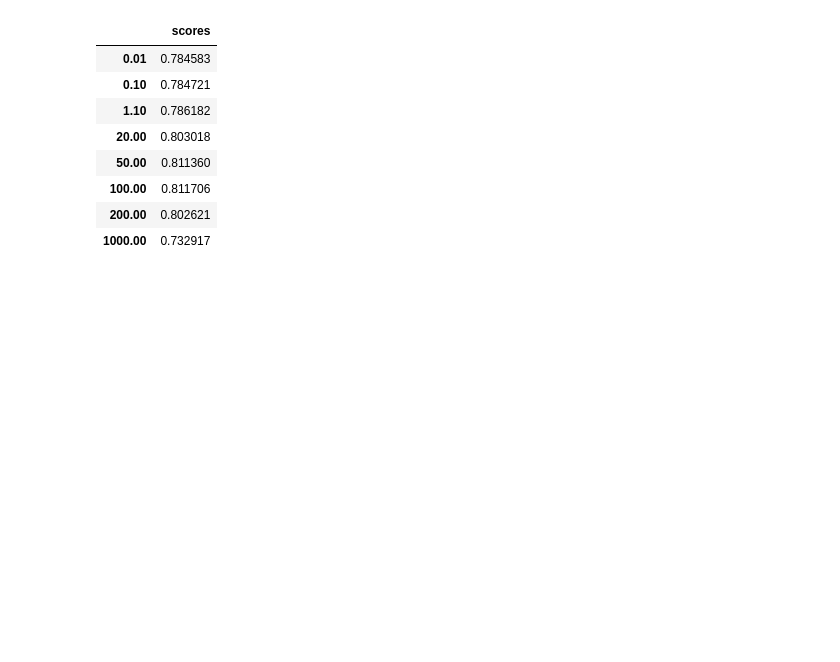
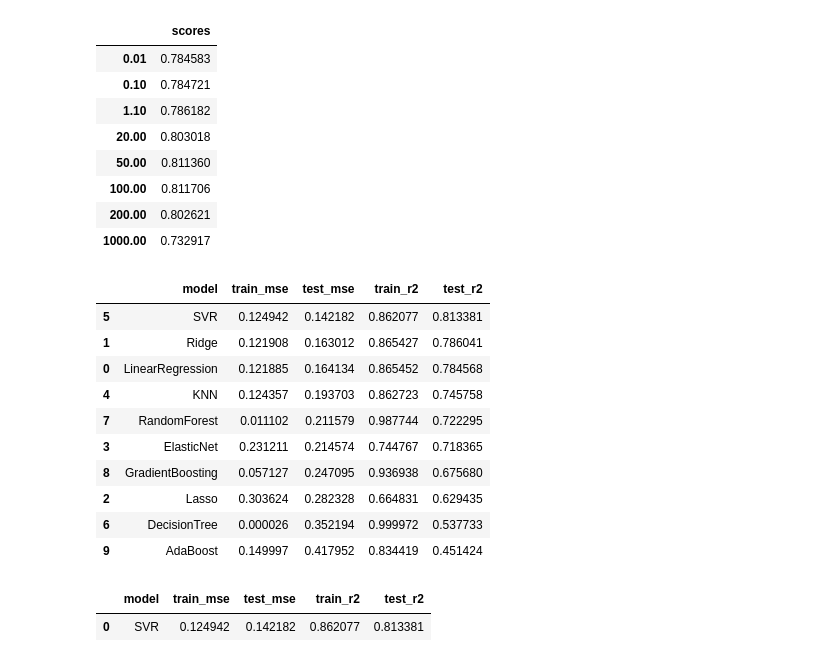
Before and after one commit to ASTROBOX1/practice, a Jupyter notebook: ex_linear_regretion.ipynb, the cells around one changed output. Cells and saved outputs as stored; diff of their text form; code cells hidden in the pictures; blank space fills up the shorter version.

```diff
--- a/ex_linear_regretion.ipynb
+++ b/ex_linear_regretion.ipynb
@@ -476,3 +476,20 @@ scores
 | 100.00 | 0.811706 |
 | 200.00 | 0.802621 |
 | 1000.00 | 0.732917 |
+# %%
+from models import run_regression_models,regression_models
+
+result=run_regression_models(regression_models,X_train,X_test,y_train,y_test)
+result
+# %% [output]
+|  | model | train_mse | test_mse | train_r2 | test_r2 |
+| 5 | SVR | 0.124942 | 0.142182 | 0.862077 | 0.813381 |
+| 1 | Ridge | 0.121908 | 0.163012 | 0.865427 | 0.786041 |
+| 0 | LinearRegression | 0.121885 | 0.164134 | 0.865452 | 0.784568 |
+| 4 | KNN | 0.124357 | 0.193703 | 0.862723 | 0.745758 |
+| 7 | RandomForest | 0.011102 | 0.211579 | 0.987744 | 0.722295 |
+| 3 | ElasticNet | 0.231211 | 0.214574 | 0.744767 | 0.718365 |
+| 8 | GradientBoosting | 0.057127 | 0.247095 | 0.936938 | 0.675680 |
+| 2 | Lasso | 0.303624 | 0.282328 | 0.664831 | 0.629435 |
+| 6 | DecisionTree | 0.000026 | 0.352194 | 0.999972 | 0.537733 |
+| 9 | AdaBoost | 0.149997 | 0.417952 | 0.834419 | 0.451424 |
@@ -478,0 +504,5 @@ scores
+# %%
+result
+# %% [output]
+|  | model | train_mse | test_mse | train_r2 | test_r2 |
+| 0 | SVR | 0.124942 | 0.142182 | 0.862077 | 0.813381 |
```
Also changed, not shown: parts of 2 cells of this notebook, 40 other files.
